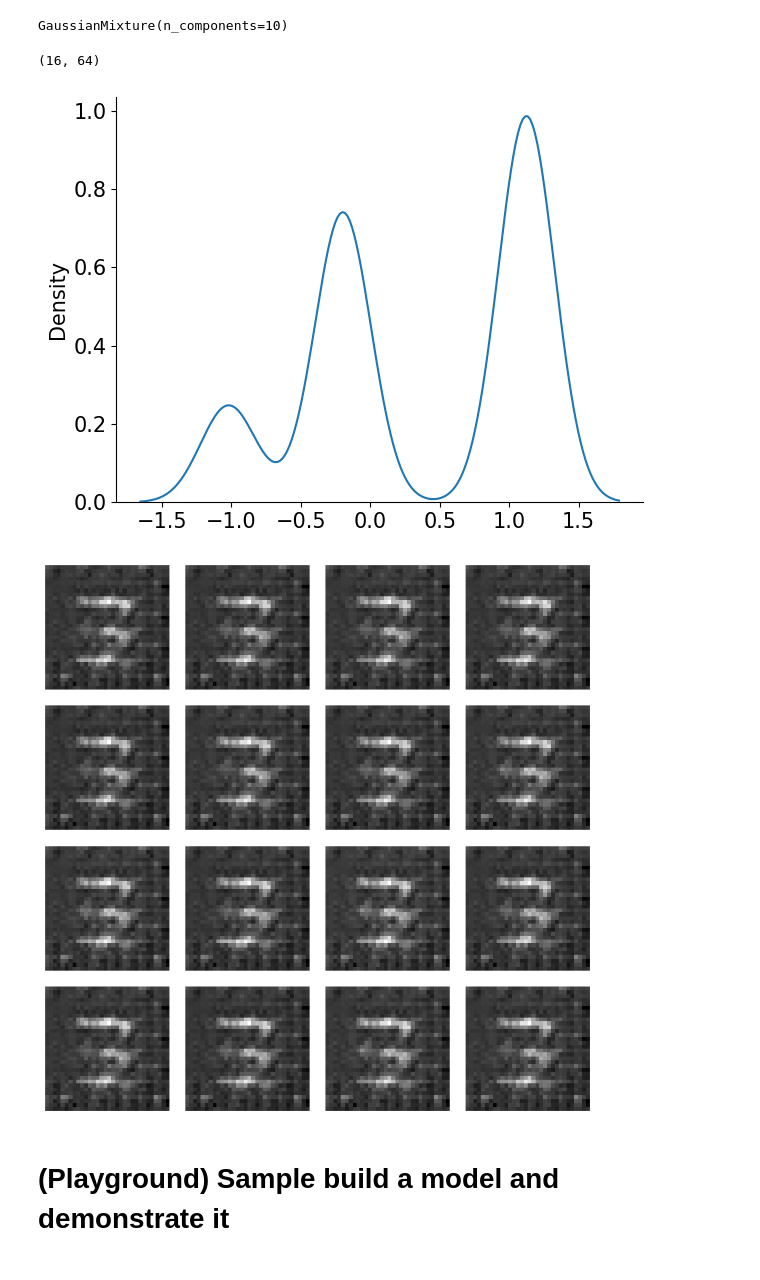
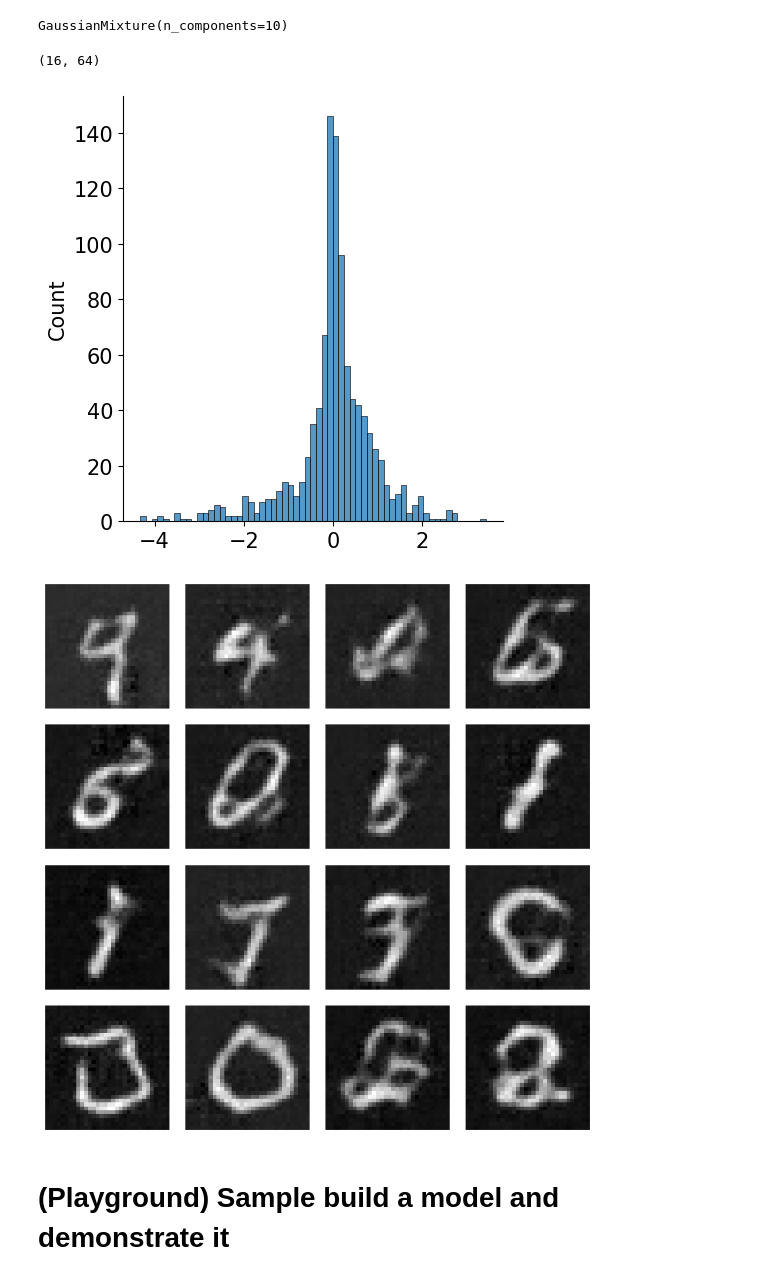
Before and after one commit to adam2392/ciflows, a Jupyter notebook: notebooks/01_injflow_results.ipynb, the cells around one changed output. Drawn from its saved outputs; the diff is of its cells as text; code cells hidden in the pictures.

```diff
--- a/notebooks/01_injflow_results.ipynb
+++ b/notebooks/01_injflow_results.ipynb
@@ -252,10 +252,10 @@ root = Path("/Users/adam2392/pytorch_data/ciflows/")
 model_dir = root / "injflow_twostage_batch1024_gradclip1_mnist_trainableq0_nstepsmse20_v2"
 model_dir = root / "adamw_resnet_injflow_twostage_batch1024_gradclip1_mnist_trainableq0_nstepsmse20_v2"
 # model_dir = root / "injflow_twostage_batch1024_gradclipNone_mnist_v1"
-epoch = 992
-step = 53622
+epoch = 984
+step = 53190
 
-model_fname = model_dir / f"epoch={epoch}-step={step}.ckpt"
+model_fname = model_dir / f"epoch={epoch}-step={step}-v1.ckpt"
 # model_fname = model_dir / f"mse_chkpoint_20.ckpt"
 model = plInjFlowModel.load_from_checkpoint(model_fname).to('cpu')
 
@@ -342,17 +341,16 @@ tensor([[[-1.1426e-03, -1.3468e-03, -4.3173e-03, -1.5888e-02, -5.3960e-04,
 from sklearn.mixture import GaussianMixture
 
 gmm = GaussianMixture(n_components=10)
-gmm.fit(v.detach().numpy().reshape(batch_size, -1))
+gmm.fit(vlatent.detach().numpy().reshape(batch_size, -1))
 # %% [output]
 GaussianMixture(n_components=10)
 # %%
-
 v_samples, _ = gmm.sample(16)
-sns.kdeplot(v_samples.flatten())
+sns.displot(v_samples.flatten())
 print(v_samples.shape)
 # %% [output]
 (16, 64)
-[figure, old version]
+[figure, new version]
 # %%
 v_samples = torch.tensor(v_samples).float().view(16, 1, 8, 8)
 
@@ -368,7 +366,7 @@ for i in range(16):
 
 plt.show()
 # %% [output]
-[figure, old version]
+[figure, new version]
 # %% [markdown]
 # (Playground) Sample build a model and demonstrate it
 # %%
```
Also changed, not shown: parts of 8 cells of this notebook, 3 other files.
